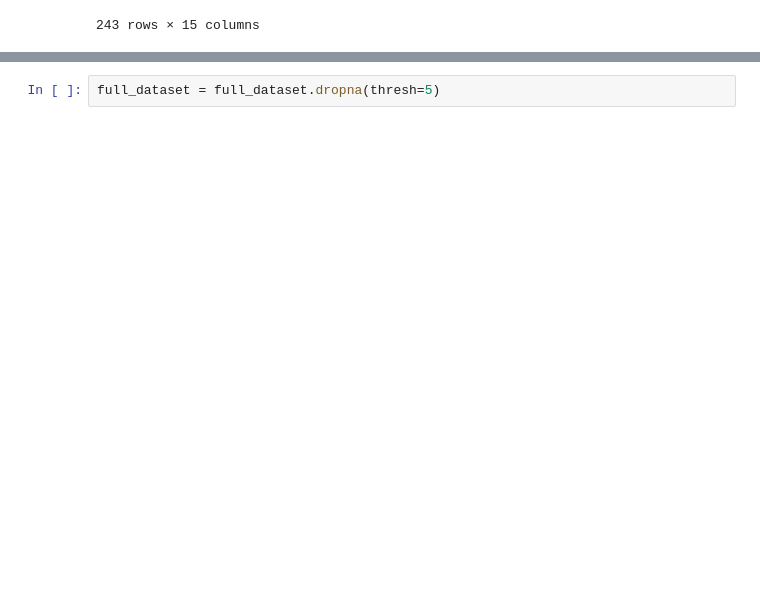
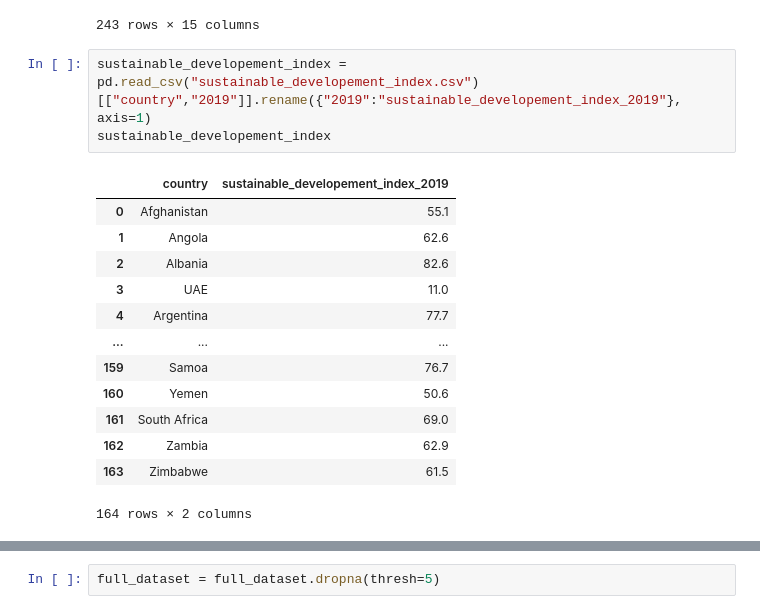
Before and after one commit to hulkosaure/Projet-AD, a Jupyter notebook: make_full_dataset.ipynb, the cells around one changed output, grey strips where cells are left out. Cells and saved outputs as stored; diff of their text form; blank space fills up the shorter version.

Commit message:
add two more metrics : sustainable dev index and child mortality

```diff
--- a/make_full_dataset.ipynb
+++ b/make_full_dataset.ipynb
@@ -460,3 +460,20 @@ full_dataset
 | 241 | St. Barthélemy | Europe occidentale et autres | NaN | NaN | NaN | ... |
 | 242 | Sint Maarten (Dutch part) | Europe occidentale et autres | NaN | NaN | NaN | ... |
 243 rows × 15 columns
+# %%
+sustainable_developement_index = pd.read_csv("sustainable_developement_index.csv")[["country","2019"]].rename({"2019":"sustainable_developement_index_2019"}, axis=1)
+sustainable_developement_index
+# %% [output]
+|  | country | sustainable_developement_index_2019 |
+| 0 | Afghanistan | 55.1 |
+| 1 | Angola | 62.6 |
+| 2 | Albania | 82.6 |
+| 3 | UAE | 11.0 |
+| 4 | Argentina | 77.7 |
+| ... | ... | ... |
+| 159 | Samoa | 76.7 |
+| 160 | Yemen | 50.6 |
+| 161 | South Africa | 69.0 |
+| 162 | Zambia | 62.9 |
+| 163 | Zimbabwe | 61.5 |
+164 rows × 2 columns
```
Also changed, not shown: parts of 5 cells of this notebook, 4 other files.
